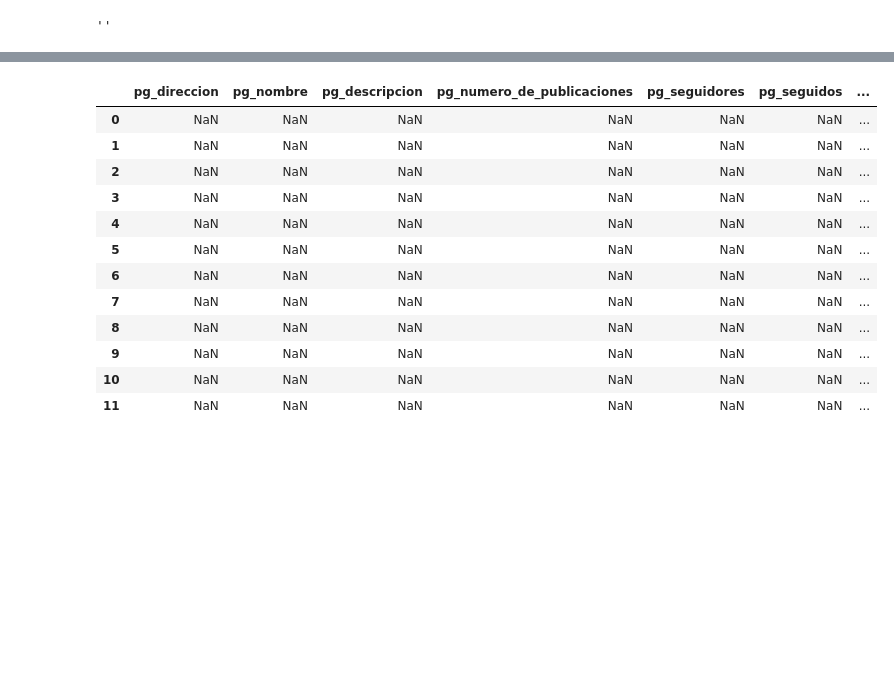
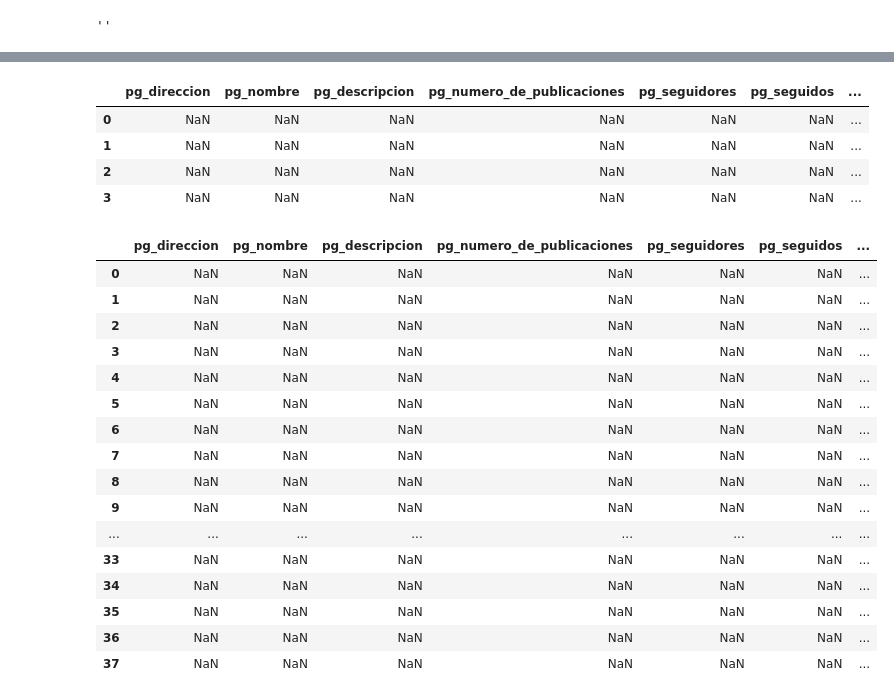
Before and after one commit to segomismo/proyecto-final-ironhack, a Jupyter notebook: src/codigojup.ipynb, the cells around one changed output, grey strips where cells are left out. Cells and saved outputs as stored; diff of their text form; code cells hidden in the pictures; blank space fills up the shorter version.

```diff
--- a/src/codigojup.ipynb
+++ b/src/codigojup.ipynb
@@ -317,8 +319,10 @@ with open(archivo, "wb") as archivo:
 # %% [output]
 'imagen_respuesta = requests.get(src)\ncarpeta = "../images"\nnombre = "imagenpreuba2.jpg"\narchivo = os.path.join(carpeta, nombre)\nwith open(archivo, "wb") as archivo:\n    archivo.write(imagen_resp ...
 # %%
-contfoto = driver.find_elements(By.CSS_SELECTOR, '._aagu._aato')
+"""contfoto = driver.find_elements(By.CSS_SELECTOR, '._aagu._aato')
 contenido = contfoto[0].get_attribute('innerHTML')
 contenido
 boton1 = driver.find_elements(By.XPATH, '/html/body/div[2]/div/div/div[2]/div/div/div[1]/div/div[3]/div/div/div/div/div[2]/div/article/div/div[1]/div/div[1]/div[2]/div/button')
-boton1[1].click()
+boton1[0].click()
+for i in contfoto:
+    print(i.get_attribute('innerHTML'))"""
@@ -337,11 +336,22 @@ alt
 # %%
-def damefoto(df, cont1):
+def damefoto(df, cont1, indexa):
 
     try:
         boton1 = driver.find_elements(By.XPATH, '/html/body/div[2]/div/div/div[2]/div/div/div[1]/div/div[3]/div/div/div/div/div[2]/div/article/div/div[1]/div/div[1]/div[2]/div/button')
         boton1[0].click()
         time.sleep(random.randint(1, 3))
-        boton1[1].click()
+        try:
+            boton1 = driver.find_elements(By.XPATH, '/html/body/div[2]/div/div/div[2]/div/div/div[1]/div/div[3]/div/div/div/div/div[2]/div/article/div/div[1]/div/div[1]/div[2]/div/button')
+            time.sleep(random.randint(1, 3))
+            boton1[1].click()
+            try:
+                boton1 = driver.find_elements(By.XPATH, '/html/body/div[2]/div/div/div[2]/div/div/div[1]/div/div[3]/div/div/div/div/div[2]/div/article/div/div[1]/div/div[1]/div[2]/div/button')
+                time.sleep(random.randint(1, 3))
+                boton1[1].click()
+            except:
+                pass
+        except:
+            pass
     except:
         pass
 
@@ -349,27 +359,28 @@ def damefoto(df, cont1):
     contfoto = driver.find_elements(By.CSS_SELECTOR, '._aagu._aato')
 
     for i in contfoto:
-        cont1 += 1
+        indexa = indexa + 1
 
         df = df.append({},ignore_index = True)
 
         hora = driver.find_elements(By.CLASS_NAME, '_aaqe')
-        df.loc[cont1, "ph_fecha"] = hora[0].get_attribute('datetime')
+        df.loc[indexa, "ph_fecha"] = hora[0].get_attribute('datetime')
 
         likes2 = driver.find_element(By.CSS_SELECTOR, '._aacl._aaco._aacw._aacx._aada._aade')
-        df.loc[cont1, "ph_likes"] = likes2.text
+        df.loc[indexa, "ph_likes"] = likes2.text
 
         descripcion1 = driver.find_element(By.CSS_SELECTOR, '._aacl._aaco._aacu._aacx._aad7._aade')
-        df.loc[cont1, 'ph_descripcion'] = descripcion1.text
+        df.loc[indexa, 'ph_descripcion'] = descripcion1.text
 
         imagen = i.find_elements(By.CSS_SELECTOR, 'img')
-        df.loc[cont1, 'ph_atributos'] = imagen[0].get_attribute('alt')
-        df.loc[cont1, 'ph_url'] = imagen[0].get_attribute('src')
+        df.loc[indexa, 'ph_atributos'] = imagen[0].get_attribute('alt')
+        df.loc[indexa, 'ph_url'] = imagen[0].get_attribute('src')
         src = imagen[0].get_attribute('src')
         imagen_respuesta = requests.get(src)
         carpeta = "../images"
         nombre = f"imagenpreuba{cont1}-{cont2}.jpg"
-        df.loc[cont1, 'ph_nombre'] = nombre
+        df.loc[indexa, 'ph_nombre'] = nombre
+        df.loc[indexa, 'ph_numerado'] = cont1
         archivo = os.path.join(carpeta, nombre)
 
         with open(archivo, "wb") as archivo:
@@ -379,13 +390,15 @@ def damefoto(df, cont1):
 # %%
 #x'ph_descripcion', x'ph_likes', x'ph_fecha', x'ph_url', x'ph_nombre', x'ph_atributos'
 cont1 = 1
+indexa = 0
 while cont1 < 51:
     df = df.append({},ignore_index = True)
-    if sivideo == 0:
-        df = damefoto(df, cont1)
+    if sivideo() == 0:
+        df = damefoto(df, cont1, indexa)
     boton2 = driver.find_elements(By.XPATH, '/html/body/div[2]/div/div/div[2]/div/div/div[1]/div/div[3]/div/div/div/div/div[1]/div/div/div/button')
     time.sleep(random.randint(1,3))
     boton2[1].click()
     if cont1 % 50 == 0:
         df.to_csv("../data/datos.csv", index = False)
     cont1 = cont1 + 1
+    indexa = indexa + 1
@@ -427,18 +458,31 @@ with open(archivo_ruta, 'wb') as archivo:
 # %%
 cont1 = 1
-df = damefoto(df, cont1)
+index = 0
+df = damefoto(df, cont1,index)
 df
 # %% [output]
 |  | pg_direccion | pg_nombre | pg_descripcion | pg_numero_de_publicaciones | pg_seguidores | pg_seguidos | ... |
 | 0 | NaN | NaN | NaN | NaN | NaN | NaN | ... |
 | 1 | NaN | NaN | NaN | NaN | NaN | NaN | ... |
 | 2 | NaN | NaN | NaN | NaN | NaN | NaN | ... |
 | 3 | NaN | NaN | NaN | NaN | NaN | NaN | ... |
-| 4 | NaN | NaN | NaN | NaN | NaN | NaN | ... |
-| 5 | NaN | NaN | NaN | NaN | NaN | NaN | ... |
-| 6 | NaN | NaN | NaN | NaN | NaN | NaN | ... |
-| 7 | NaN | NaN | NaN | NaN | NaN | NaN | ... |
-| 8 | NaN | NaN | NaN | NaN | NaN | NaN | ... |
-| 9 | NaN | NaN | NaN | NaN | NaN | NaN | ... |
-| 10 | NaN | NaN | NaN | NaN | NaN | NaN | ... |
-| 11 | NaN | NaN | NaN | NaN | NaN | NaN | ... |
+# %%
+df
+# %% [output]
+|  | pg_direccion | pg_nombre | pg_descripcion | pg_numero_de_publicaciones | pg_seguidores | pg_seguidos | ... |
+| 0 | NaN | NaN | NaN | NaN | NaN | NaN | ... |
+| 1 | NaN | NaN | NaN | NaN | NaN | NaN | ... |
+| 2 | NaN | NaN | NaN | NaN | NaN | NaN | ... |
+| 3 | NaN | NaN | NaN | NaN | NaN | NaN | ... |
+| 4 | NaN | NaN | NaN | NaN | NaN | NaN | ... |
+| 5 | NaN | NaN | NaN | NaN | NaN | NaN | ... |
+| 6 | NaN | NaN | NaN | NaN | NaN | NaN | ... |
+| 7 | NaN | NaN | NaN | NaN | NaN | NaN | ... |
+| 8 | NaN | NaN | NaN | NaN | NaN | NaN | ... |
+| 9 | NaN | NaN | NaN | NaN | NaN | NaN | ... |
+| ... | ... | ... | ... | ... | ... | ... | ... |
+| 33 | NaN | NaN | NaN | NaN | NaN | NaN | ... |
+| 34 | NaN | NaN | NaN | NaN | NaN | NaN | ... |
+| 35 | NaN | NaN | NaN | NaN | NaN | NaN | ... |
+| 36 | NaN | NaN | NaN | NaN | NaN | NaN | ... |
+| 37 | NaN | NaN | NaN | NaN | NaN | NaN | ... |
```
Also changed, not shown: parts of 22 cells of this notebook, 12 other files.
